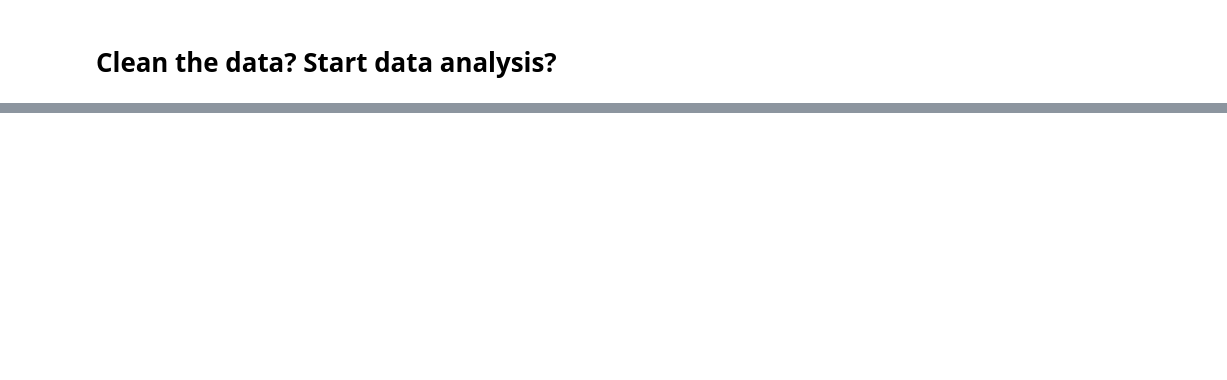
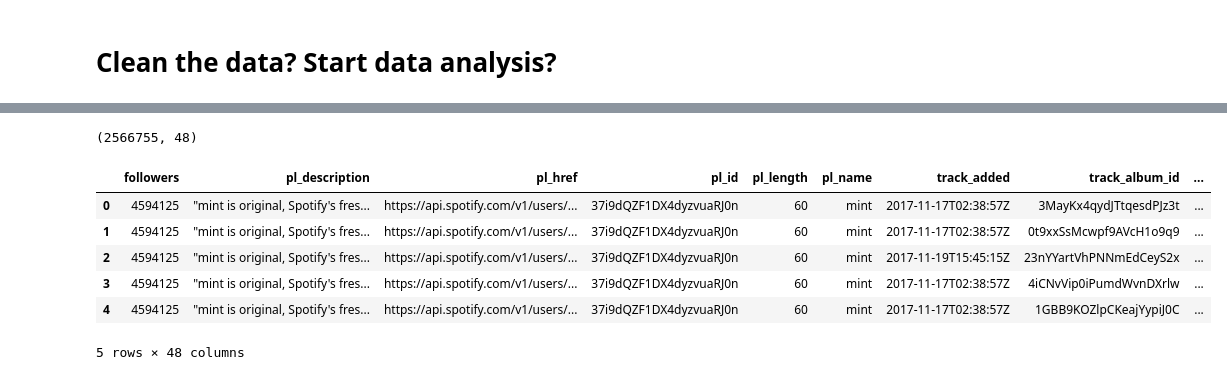
Before and after one commit to dhnightingale/spotify-cs109, a Jupyter notebook: Spotify Data Analysis.ipynb, the cells around one changed output, grey strips where cells are left out. Cells and saved outputs as stored; diff of their text form; code cells hidden in the pictures; blank space fills up the shorter version.

```diff
--- a/Spotify Data Analysis.ipynb
+++ b/Spotify Data Analysis.ipynb
@@ -145,0 +178,14 @@ dtype: float64
+# %%
+spotify_data_cleaned.shape
+# %% [output]
+(2566755, 48)
+# %%
+spotify_data_cleaned.head()
+# %% [output]
+|  | followers | pl_description | pl_href | pl_id | pl_length | pl_name | track_added | track_album_id | ... |
+| 0 | 4594125 | "mint is original, Spotify's fres... | https://api.spotify.com/v1/users/... | 37i9dQZF1DX4dyzvuaRJ0n | 60 | mint | 2017-11-17T02:38:57Z | 3MayKx4qydJTtqesdPJz3t | ... |
+| 1 | 4594125 | "mint is original, Spotify's fres... | https://api.spotify.com/v1/users/... | 37i9dQZF1DX4dyzvuaRJ0n | 60 | mint | 2017-11-17T02:38:57Z | 0t9xxSsMcwpf9AVcH1o9q9 | ... |
+| 2 | 4594125 | "mint is original, Spotify's fres... | https://api.spotify.com/v1/users/... | 37i9dQZF1DX4dyzvuaRJ0n | 60 | mint | 2017-11-19T15:45:15Z | 23nYYartVhPNNmEdCeyS2x | ... |
+| 3 | 4594125 | "mint is original, Spotify's fres... | https://api.spotify.com/v1/users/... | 37i9dQZF1DX4dyzvuaRJ0n | 60 | mint | 2017-11-17T02:38:57Z | 4iCNvVip0iPumdWvnDXrlw | ... |
+| 4 | 4594125 | "mint is original, Spotify's fres... | https://api.spotify.com/v1/users/... | 37i9dQZF1DX4dyzvuaRJ0n | 60 | mint | 2017-11-17T02:38:57Z | 1GBB9KOZlpCKeajYypiJ0C | ... |
+5 rows × 48 columns
```
Also changed, not shown: parts of 12 cells of this notebook.
